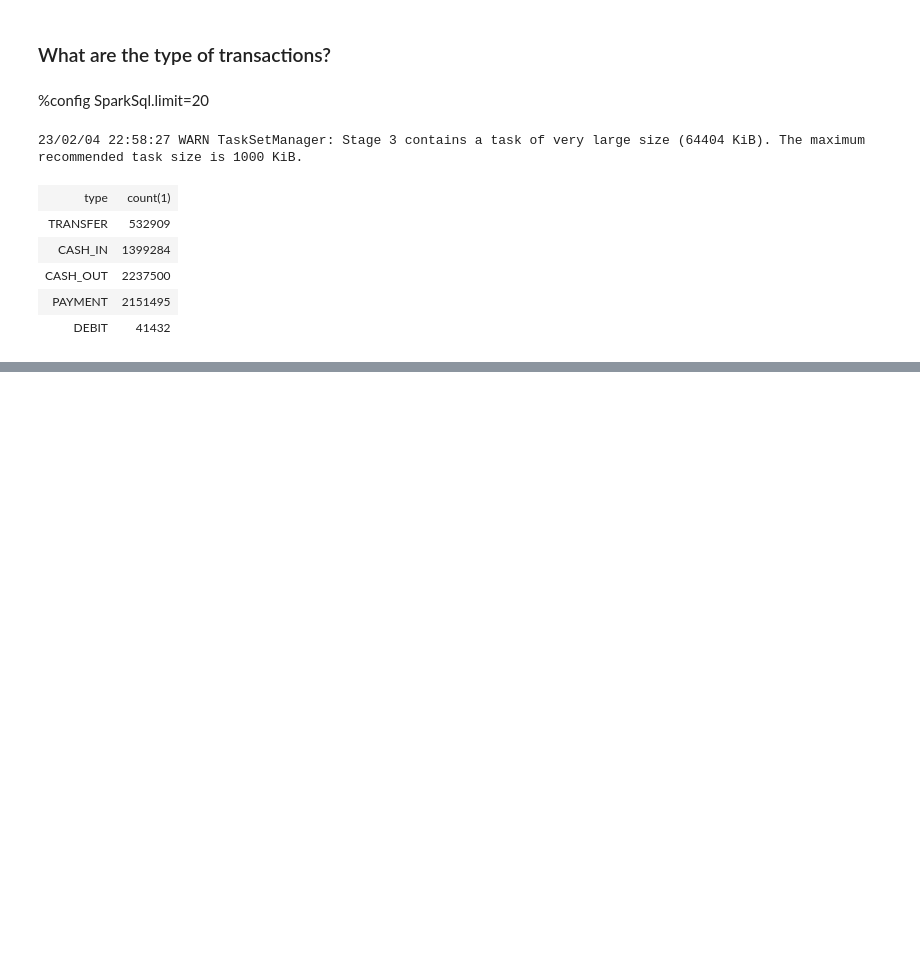
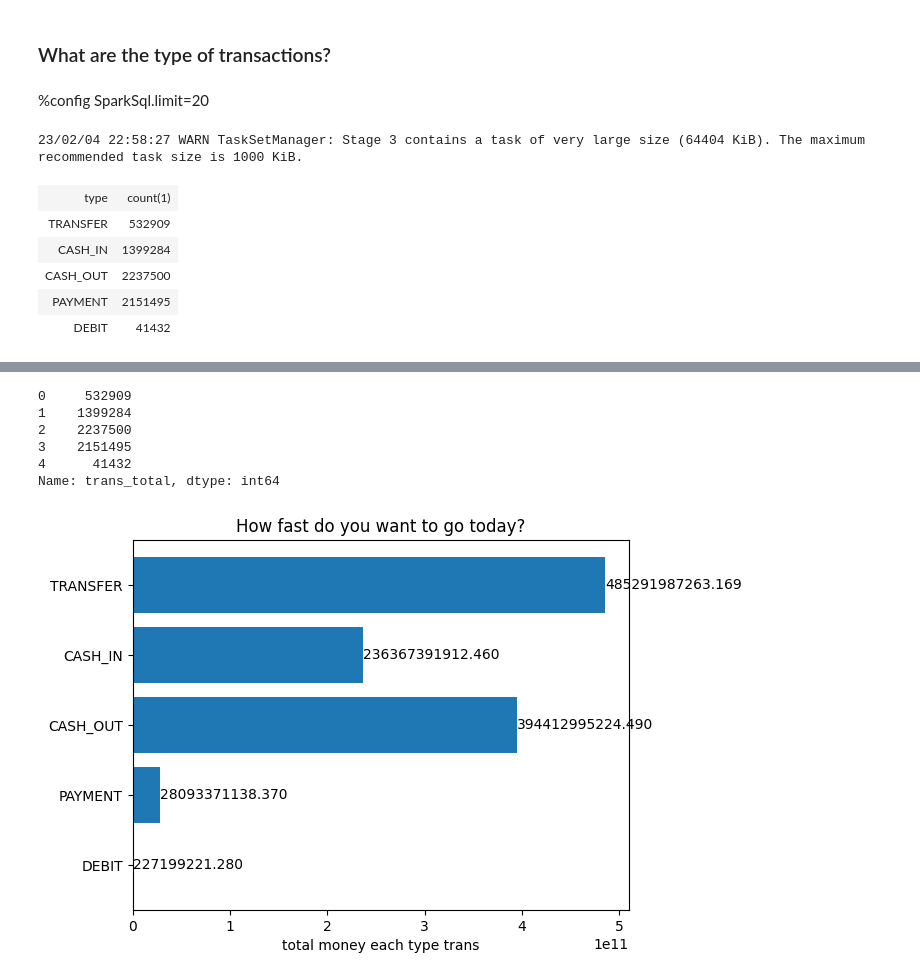
Before and after one commit to FelixQLe/Detect_Financial_Fraud_at_Scale_with_decision_Trees, a Jupyter notebook: Detect_Financial_fraud_use_mlflow_spark.ipynb, the cells around one changed output, grey strips where cells are left out. Saved outputs shown, nothing was run; the diff lists cells and outputs as text; code cells hidden in the pictures; blank space fills up the shorter version.

Commit message:
finishing up plot total money each type trans

```diff
--- a/Detect_Financial_fraud_use_mlflow_spark.ipynb
+++ b/Detect_Financial_fraud_use_mlflow_spark.ipynb
@@ -316,0 +304,32 @@ plt.show()
+# %%
+df_trans_type.trans_total
+# %% [output]
+0     532909
+1    1399284
+2    2237500
+3    2151495
+4      41432
+Name: trans_total, dtype: int64
+# %%
+#plotting
+import matplotlib.pyplot as plt
+labels = df_total_money.transactions
+y_pos = np.arange(len(labels))
+volume = df_total_money.money_total
+
+#bar chart
+fig, ax = plt.subplots()
+
+hbars = ax.barh(y_pos, volume, align='center')
+ax.set_yticks(y_pos, labels=labels)
+ax.invert_yaxis()
+ax.set_xlabel('total money each type trans')
+ax.set_title('How fast do you want to go today?')
+
+#Label with specially formatted floats
+ax.bar_label(hbars, fmt='%.3f')
+#ax.set_xlim(right=15) #adjust xlim to fit labels
+
+plt.show()
+# %% [output]
+[figure, added]
```
Also changed, not shown: parts of 27 cells of this notebook.
